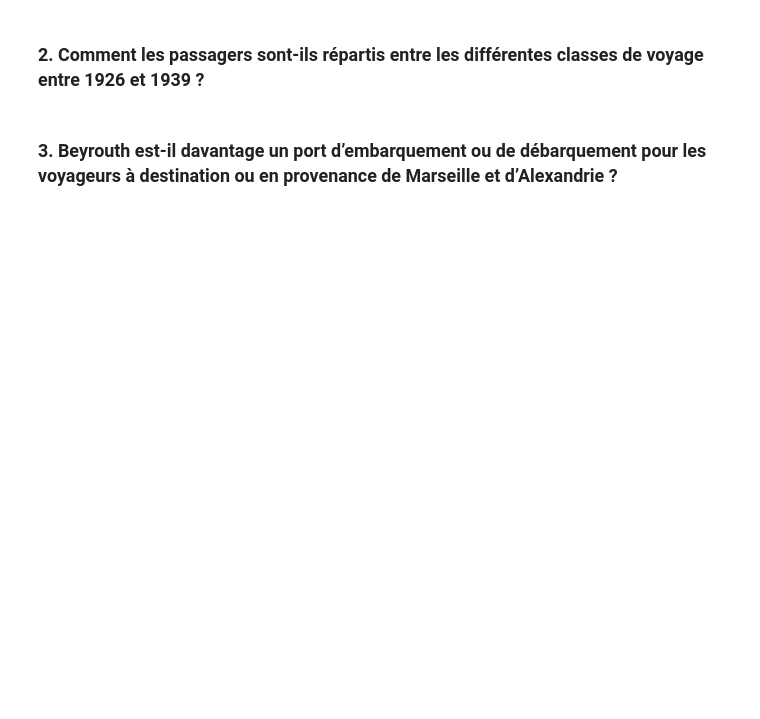
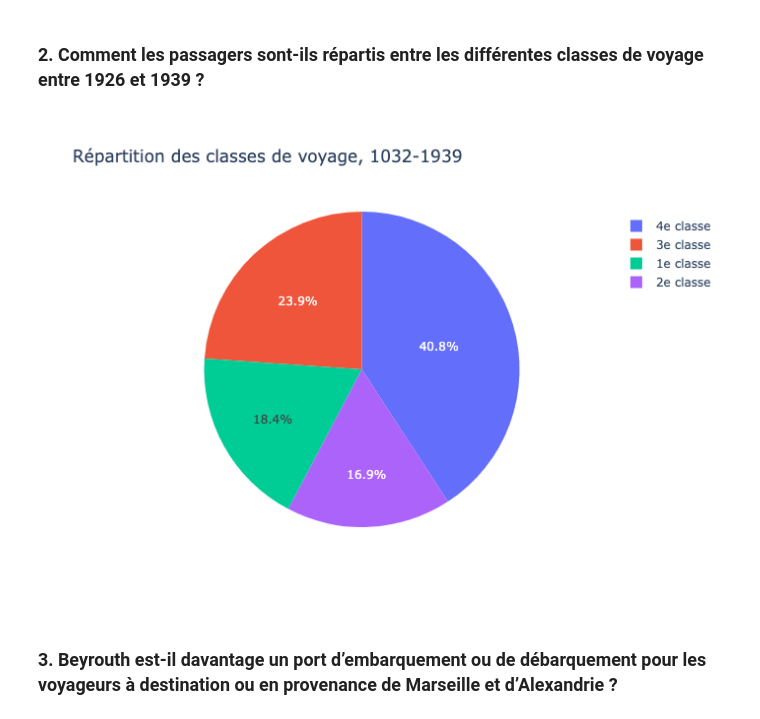
Before and after one commit to lod4hss-projects/borders, a Jupyter notebook: analysis/analysis.ipynb, the cells around one changed output. Drawn from its saved outputs; the diff is of its cells as text; code cells hidden in the pictures; blank space fills up the shorter version.

```diff
--- a/analysis/analysis.ipynb
+++ b/analysis/analysis.ipynb
@@ -258,11 +265,13 @@ fig.show()
 # %%
 fig = px.pie(
     names=['1e classe', '2e classe', '3e classe', '4e classe'],
     values=[global_departures['e_1'].sum(), global_departures['e_2'].sum(), global_departures['e_3'].sum(), global_departures['e_4'].sum()],
     title=f"Répartition des classes de voyage, {begin_year}-{end_year}"
 )
-
-fig.show()
+fig.write_image("persons-classes.png")
+display(Image(filename="persons-classes.png"))
+# %% [output]
+[figure, added]
 # %% [markdown]
 ### 3. Beyrouth est-il davantage un port d’embarquement ou de débarquement pour les voyageurs à destination ou en provenance de Marseille et d’Alexandrie ?
 # %%
```
Also changed, not shown: parts of 12 cells of this notebook, 18 other files.
